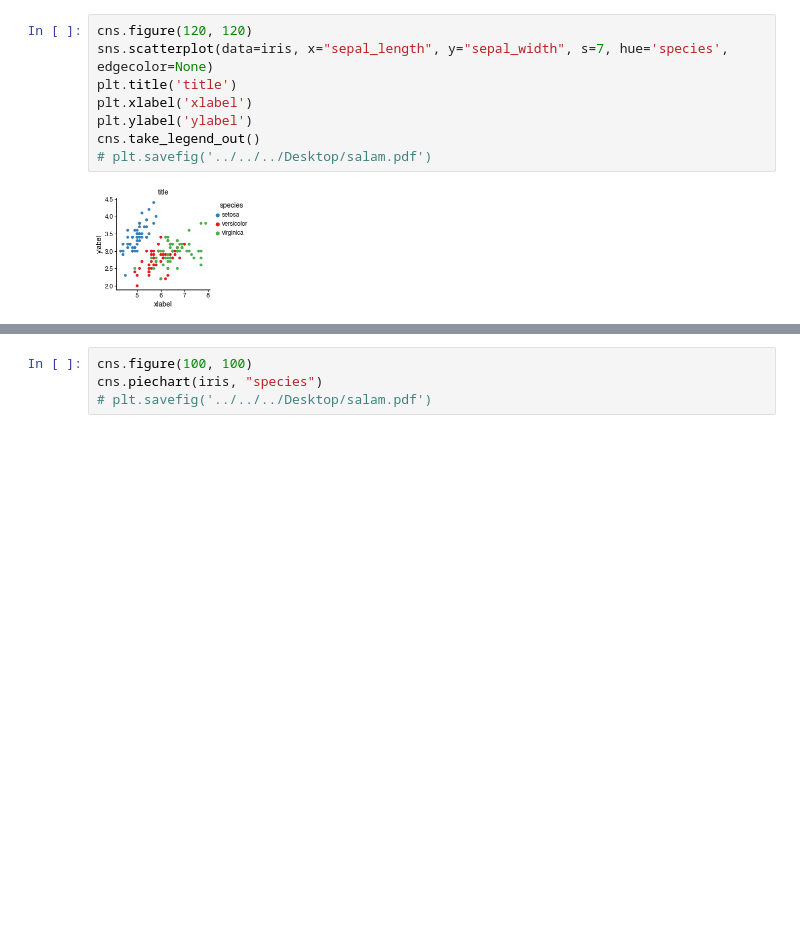
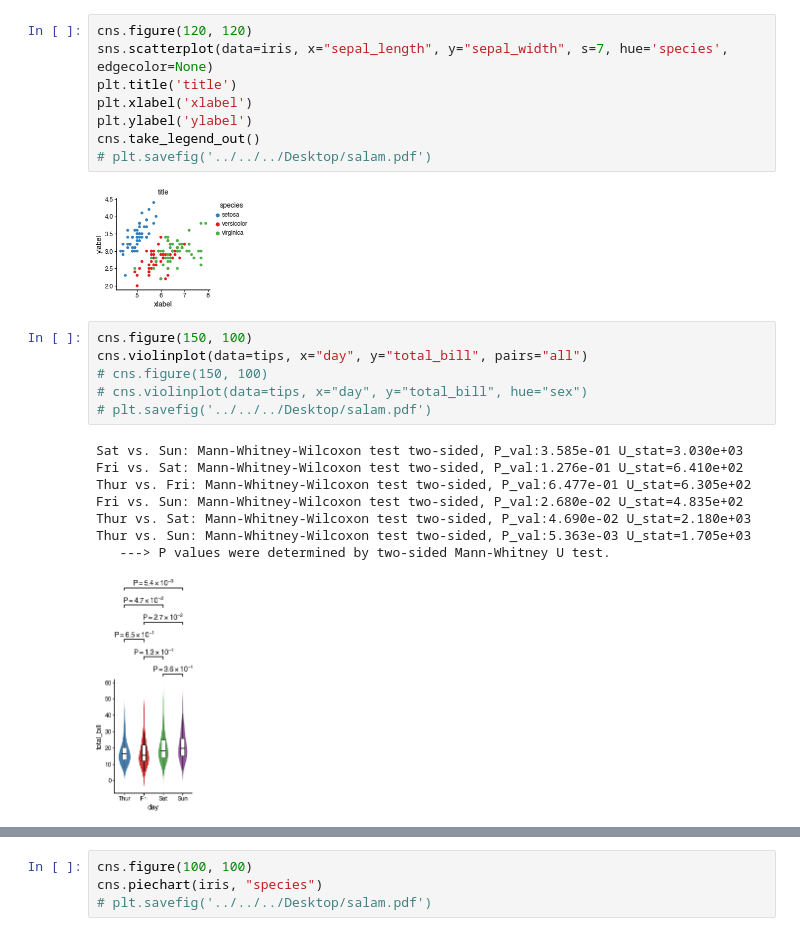
Before and after one commit to faridrashidi/cnsplots, a Jupyter notebook: notebooks/matplotlib.ipynb, the cells around one changed output, grey strips where cells are left out. Drawn from its saved outputs; the diff is of its cells as text; blank space fills up the shorter version.

```diff
--- a/notebooks/matplotlib.ipynb
+++ b/notebooks/matplotlib.ipynb
@@ -106,6 +106,21 @@ cns.take_legend_out()
 # plt.savefig('../../../Desktop/salam.pdf')
 # %% [output]
 [figure]
+# %%
+cns.figure(150, 100)
+cns.violinplot(data=tips, x="day", y="total_bill", pairs="all")
+# cns.figure(150, 100)
+# cns.violinplot(data=tips, x="day", y="total_bill", hue="sex")
+# plt.savefig('../../../Desktop/salam.pdf')
+# %% [output]
+Sat vs. Sun: Mann-Whitney-Wilcoxon test two-sided, P_val:3.585e-01 U_stat=3.030e+03
+Fri vs. Sat: Mann-Whitney-Wilcoxon test two-sided, P_val:1.276e-01 U_stat=6.410e+02
+Thur vs. Fri: Mann-Whitney-Wilcoxon test two-sided, P_val:6.477e-01 U_stat=6.305e+02
+Fri vs. Sun: Mann-Whitney-Wilcoxon test two-sided, P_val:2.680e-02 U_stat=4.835e+02
+Thur vs. Sat: Mann-Whitney-Wilcoxon test two-sided, P_val:4.690e-02 U_stat=2.180e+03
+Thur vs. Sun: Mann-Whitney-Wilcoxon test two-sided, P_val:5.363e-03 U_stat=1.705e+03
+   ---> P values were determined by two-sided Mann-Whitney U test.
+[figure, added]
 # %%
 cns.figure(150, 100)
 cns.boxplot(data=tips, x="day", y="total_bill")
```
Also changed, not shown: parts of 7 cells of this notebook, 5 other files.
